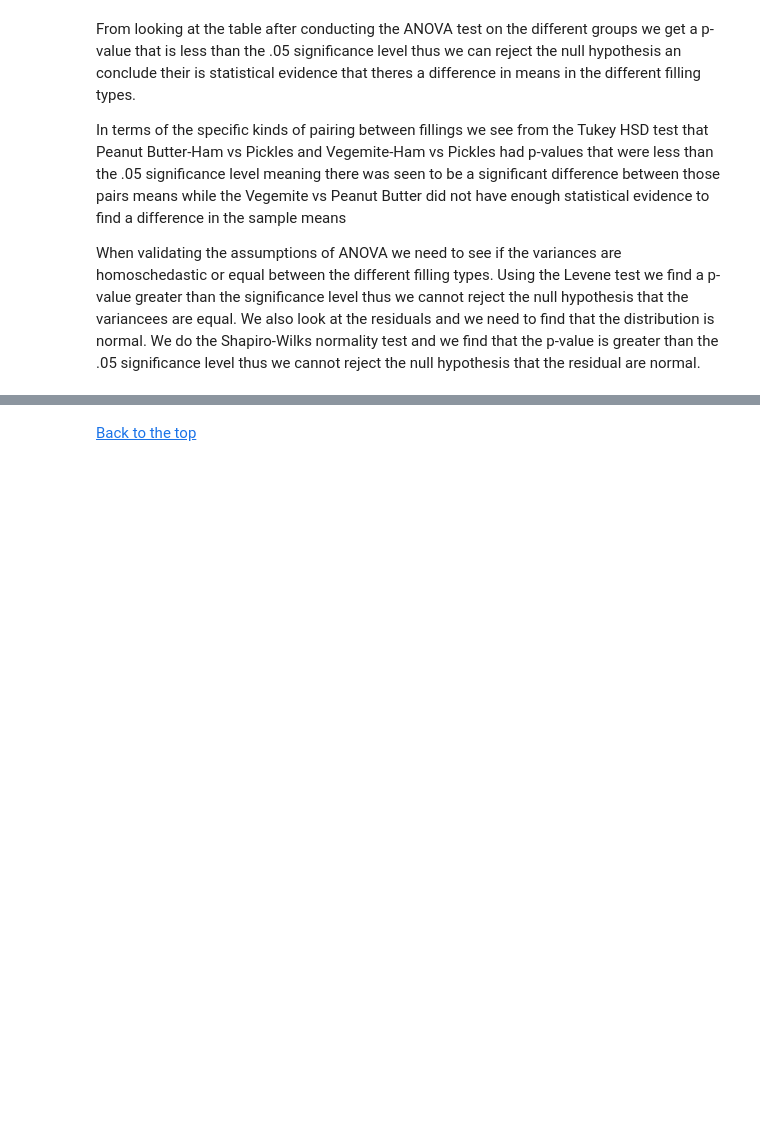
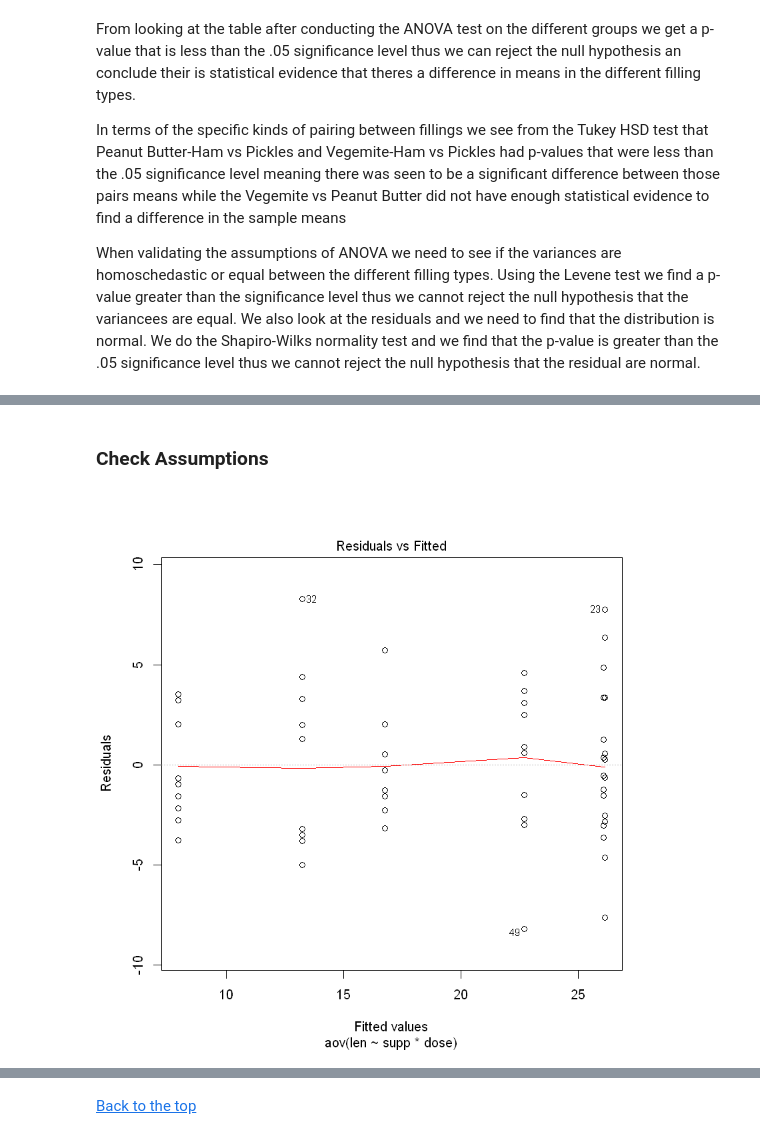
Before and after one commit to yesman89/Stats-Review, a Jupyter notebook: Stats-Review.ipynb, the cells around one changed output, grey strips where cells are left out. Drawn from its saved outputs; the diff is of its cells as text; code cells hidden in the pictures; blank space fills up the shorter version.

Commit message:
Started 2 way anova

```diff
--- a/Stats-Review.ipynb
+++ b/Stats-Review.ipynb
@@ -735,0 +776,4 @@ When validating the assumptions of ANOVA we need to see if the variances are hom
+# %%
+#Conduct the Two Way ANOVA test
+aov2 <- aov(len ~ supp * dose, ToothGrowth)
+summary(aov2)
@@ -735,0 +809,6 @@ When validating the assumptions of ANOVA we need to see if the variances are hom
+# %% [markdown]
+### Check Assumptions
+# %%
+plot(aov2, 1)
+# %% [output]
+[figure, added]
```
Also changed, not shown: parts of 7 cells of this notebook.
